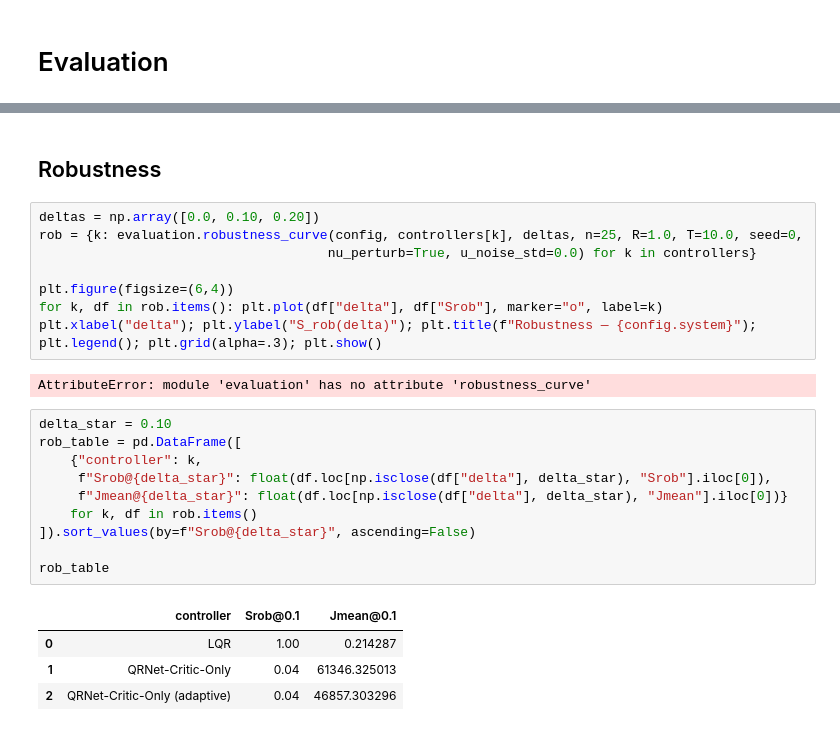
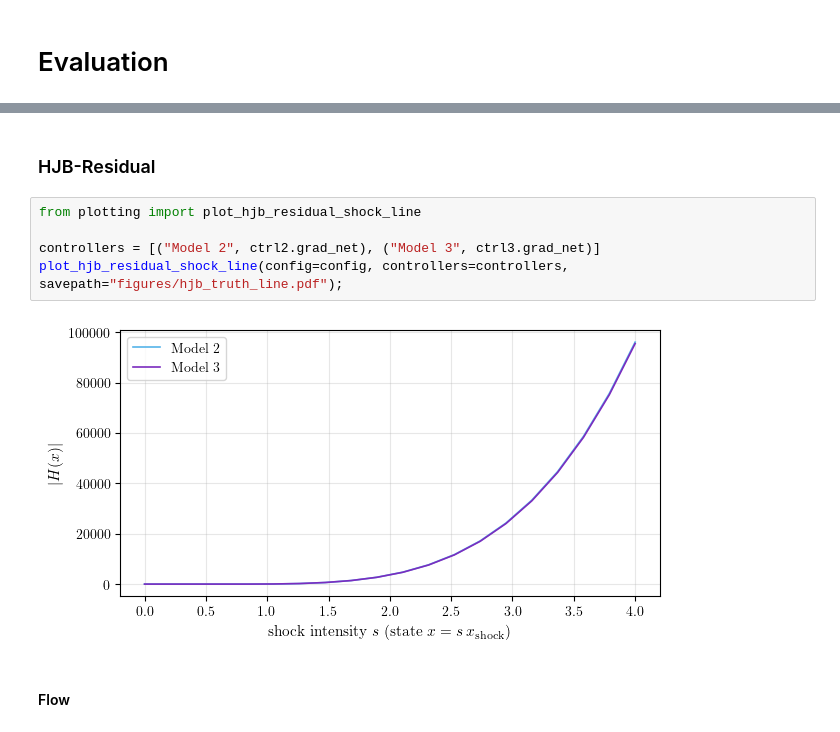
Before and after one commit to flosoellner/AdHoc, a Jupyter notebook: experiment.ipynb, the cells around one changed output, grey strips where cells are left out. Saved outputs shown, nothing was run; the diff lists cells and outputs as text.

```diff
--- a/experiment.ipynb
+++ b/experiment.ipynb
@@ -137,27 +154,11 @@ stab_table
+# %% [markdown]
+### HJB-Residual
+# %%
+from plotting import plot_hjb_residual_shock_line
+
+controllers = [("Model 2", ctrl2.grad_net), ("Model 3", ctrl3.grad_net)]
+plot_hjb_residual_shock_line(config=config, controllers=controllers, savepath="figures/hjb_truth_line.pdf");
+# %% [output]
+[figure, added]
 # %% [markdown]
-## Robustness
+#### Flow
-# %%
-deltas = np.array([0.0, 0.10, 0.20])
-rob = {k: evaluation.robustness_curve(config, controllers[k], deltas, n=25, R=1.0, T=10.0, seed=0,
-                                     nu_perturb=True, u_noise_std=0.0) for k in controllers}
-
-plt.figure(figsize=(6,4))
-for k, df in rob.items(): plt.plot(df["delta"], df["Srob"], marker="o", label=k)
-plt.xlabel("delta"); plt.ylabel("S_rob(delta)"); plt.title(f"Robustness — {config.system}"); plt.legend(); plt.grid(alpha=.3); plt.show()
-# %% [output]
-AttributeError: module 'evaluation' has no attribute 'robustness_curve'
-# %%
-delta_star = 0.10
-rob_table = pd.DataFrame([
-    {"controller": k,
-     f"Srob@{delta_star}": float(df.loc[np.isclose(df["delta"], delta_star), "Srob"].iloc[0]),
-     f"Jmean@{delta_star}": float(df.loc[np.isclose(df["delta"], delta_star), "Jmean"].iloc[0])}
-    for k, df in rob.items()
-]).sort_values(by=f"Srob@{delta_star}", ascending=False)
-
-rob_table
-# %% [output]
-|  | controller | Srob@0.1 | Jmean@0.1 |
-| 0 | LQR | 1.00 | 0.214287 |
-| 1 | QRNet-Critic-Only | 0.04 | 61346.325013 |
-| 2 | QRNet-Critic-Only (adaptive) | 0.04 | 46857.303296 |
```
Also changed, not shown: parts of 25 cells of this notebook, 18 other files.
